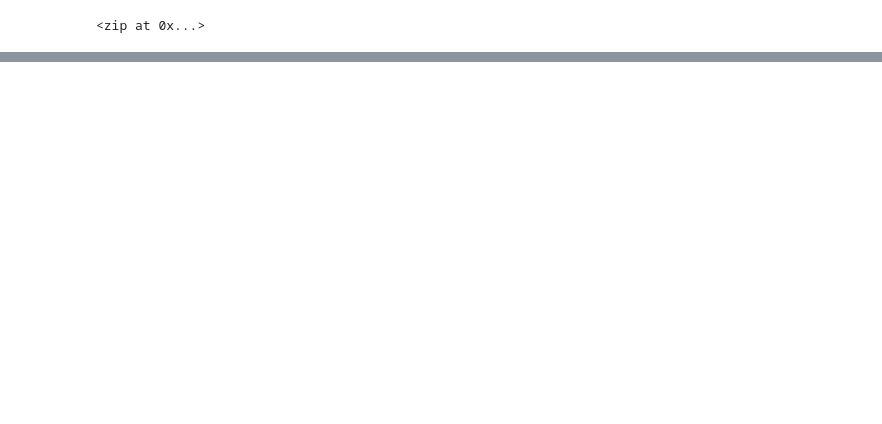
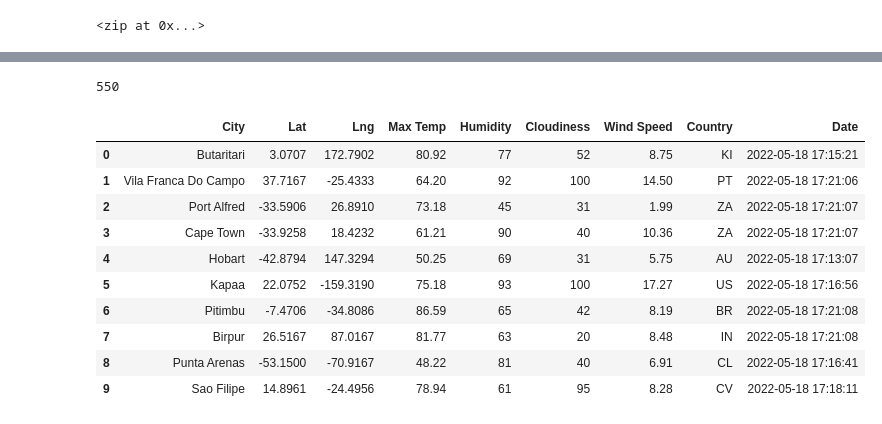
Before and after one commit to MiaHG22/World_Weather_Analysis, a Jupyter notebook: WeatherPy.ipynb, the cells around one changed output, grey strips where cells are left out. Cells and saved outputs as stored; diff of their text form; code cells hidden in the pictures; blank space fills up the shorter version.

```diff
--- a/WeatherPy.ipynb
+++ b/WeatherPy.ipynb
@@ -32,0 +43,3 @@ len(cities)
+# %%
+url = "http://api.openweathermap.org/data/2.5/weather?units=Imperial&APPID=" + weather_api_key
+print(url)
@@ -32,0 +127,20 @@ len(cities)
+# %%
+len(city_data)
+# %% [output]
+550
+# %%
+# Convert the array of dictionaries to a Pandas DataFrame.
+city_data_df = pd.DataFrame(city_data)
+city_data_df.head(10)
+# %% [output]
+|  | City | Lat | Lng | Max Temp | Humidity | Cloudiness | Wind Speed | Country | Date |
+| 0 | Butaritari | 3.0707 | 172.7902 | 80.92 | 77 | 52 | 8.75 | KI | 2022-05-18 17:15:21 |
+| 1 | Vila Franca Do Campo | 37.7167 | -25.4333 | 64.20 | 92 | 100 | 14.50 | PT | 2022-05-18 17:21:06 |
+| 2 | Port Alfred | -33.5906 | 26.8910 | 73.18 | 45 | 31 | 1.99 | ZA | 2022-05-18 17:21:07 |
+| 3 | Cape Town | -33.9258 | 18.4232 | 61.21 | 90 | 40 | 10.36 | ZA | 2022-05-18 17:21:07 |
+| 4 | Hobart | -42.8794 | 147.3294 | 50.25 | 69 | 31 | 5.75 | AU | 2022-05-18 17:13:07 |
+| 5 | Kapaa | 22.0752 | -159.3190 | 75.18 | 93 | 100 | 17.27 | US | 2022-05-18 17:16:56 |
+| 6 | Pitimbu | -7.4706 | -34.8086 | 86.59 | 65 | 42 | 8.19 | BR | 2022-05-18 17:21:08 |
+| 7 | Birpur | 26.5167 | 87.0167 | 81.77 | 63 | 20 | 8.48 | IN | 2022-05-18 17:21:08 |
+| 8 | Punta Arenas | -53.1500 | -70.9167 | 48.22 | 81 | 40 | 6.91 | CL | 2022-05-18 17:16:41 |
+| 9 | Sao Filipe | 14.8961 | -24.4956 | 78.94 | 61 | 95 | 8.28 | CV | 2022-05-18 17:18:11 |
```
Also changed, not shown: parts of 7 cells of this notebook, 3 other files.
